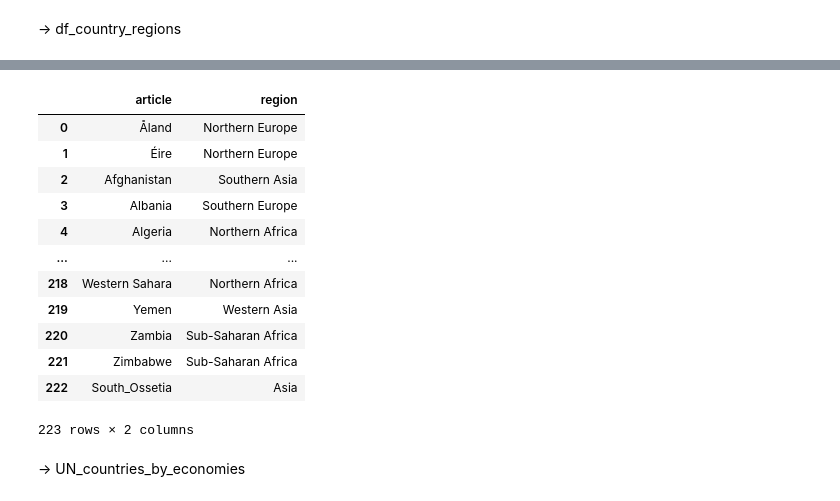
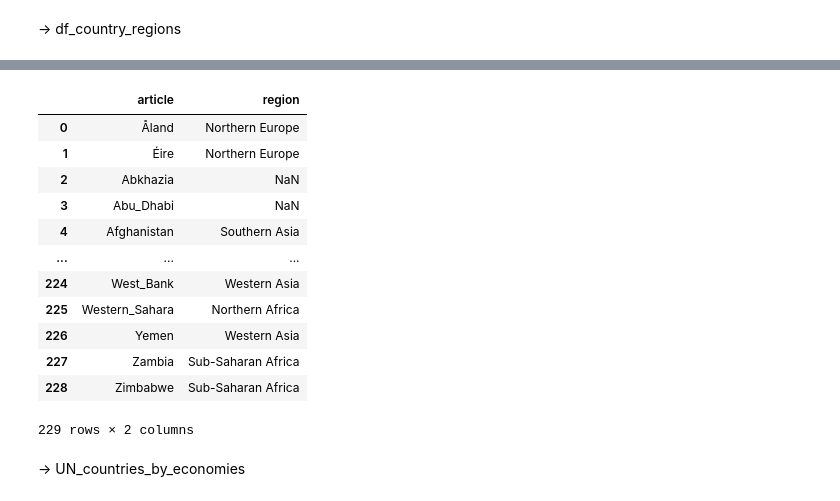
Before and after one commit to epfl-ada/ada-2023-project-jellyfish401, a Jupyter notebook: p2.ipynb, the cells around one changed output, grey strips where cells are left out. Drawn from its saved outputs; the diff is of its cells as text; code cells hidden in the pictures.

```diff
--- a/p2.ipynb
+++ b/p2.ipynb
@@ -281,46 +263,49 @@ def get_region(country, DataFrame_with_regions, names_to_replace):
         return region[0]
     elif names_to_replace.get(country) != None:
         new_country = names_to_replace[country]
         region = DataFrame_with_regions[DataFrame_with_regions['Country or Area'] == new_country]['Sub-region Name'].values
         if len(region) > 0:
             return region[0]
         else:
             return ""
     else:
         return np.nan
 
 # Creating a dictionary to map each country to its continent (region).
 country_to_region = {}
 
 for country in countries:
     country_to_region[country] = get_region(country, UN_countries, replacement_countries)
 
-# 'Kosovo' and 'South_Ossetia' are added manually as they are not present in the UN dataframe.
-country_to_region['Kosovo'] = 'Europe'
-country_to_region['South_Ossetia'] = 'Asia'
+# Add manually countries that are not present in the UN dataframe
+country_to_region['Kosovo'] = 'Eastern Europe'
+country_to_region['South_Ossetia'] = 'Western Asia'
+country_to_region['Tibet'] = "Central Asia"
+country_to_region['Turkish_Republic_of_Northern_Cyprus'] = "Southern Europe"
+
 
 df_country_region = pd.DataFrame.from_dict(country_to_region,
                                            orient='index',
                                            dtype=None,
                                            columns=['region'])
 
 df_country_region.reset_index(inplace=True)
 df_country_region.rename(columns={"index": "article"}, inplace=True)
 display(df_country_region)
 # %% [output]
 |  | article | region |
 | 0 | Åland | Northern Europe |
 | 1 | Éire | Northern Europe |
-| 2 | Afghanistan | Southern Asia |
-| 3 | Albania | Southern Europe |
-| 4 | Algeria | Northern Africa |
+| 2 | Abkhazia | NaN |
+| 3 | Abu_Dhabi | NaN |
+| 4 | Afghanistan | Southern Asia |
 | ... | ... | ... |
-| 218 | Western Sahara | Northern Africa |
-| 219 | Yemen | Western Asia |
-| 220 | Zambia | Sub-Saharan Africa |
-| 221 | Zimbabwe | Sub-Saharan Africa |
-| 222 | South_Ossetia | Asia |
+| 224 | West_Bank | Western Asia |
+| 225 | Western_Sahara | Northern Africa |
+| 226 | Yemen | Western Asia |
+| 227 | Zambia | Sub-Saharan Africa |
+| 228 | Zimbabwe | Sub-Saharan Africa |
-223 rows × 2 columns
+229 rows × 2 columns
 # %% [markdown]
 -> UN_countries_by_economies
 # %%
```
Also changed, not shown: parts of 10 cells of this notebook.
